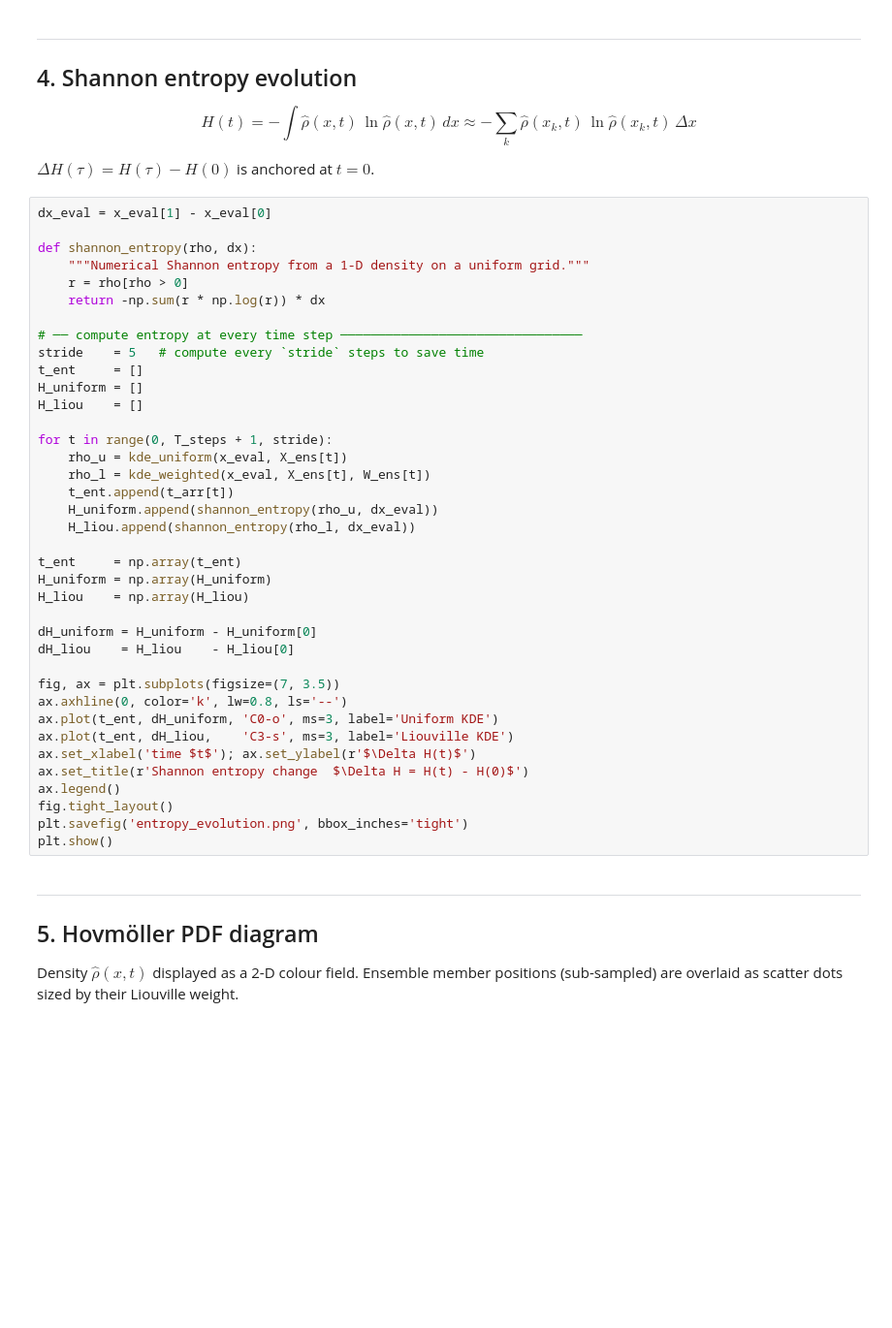
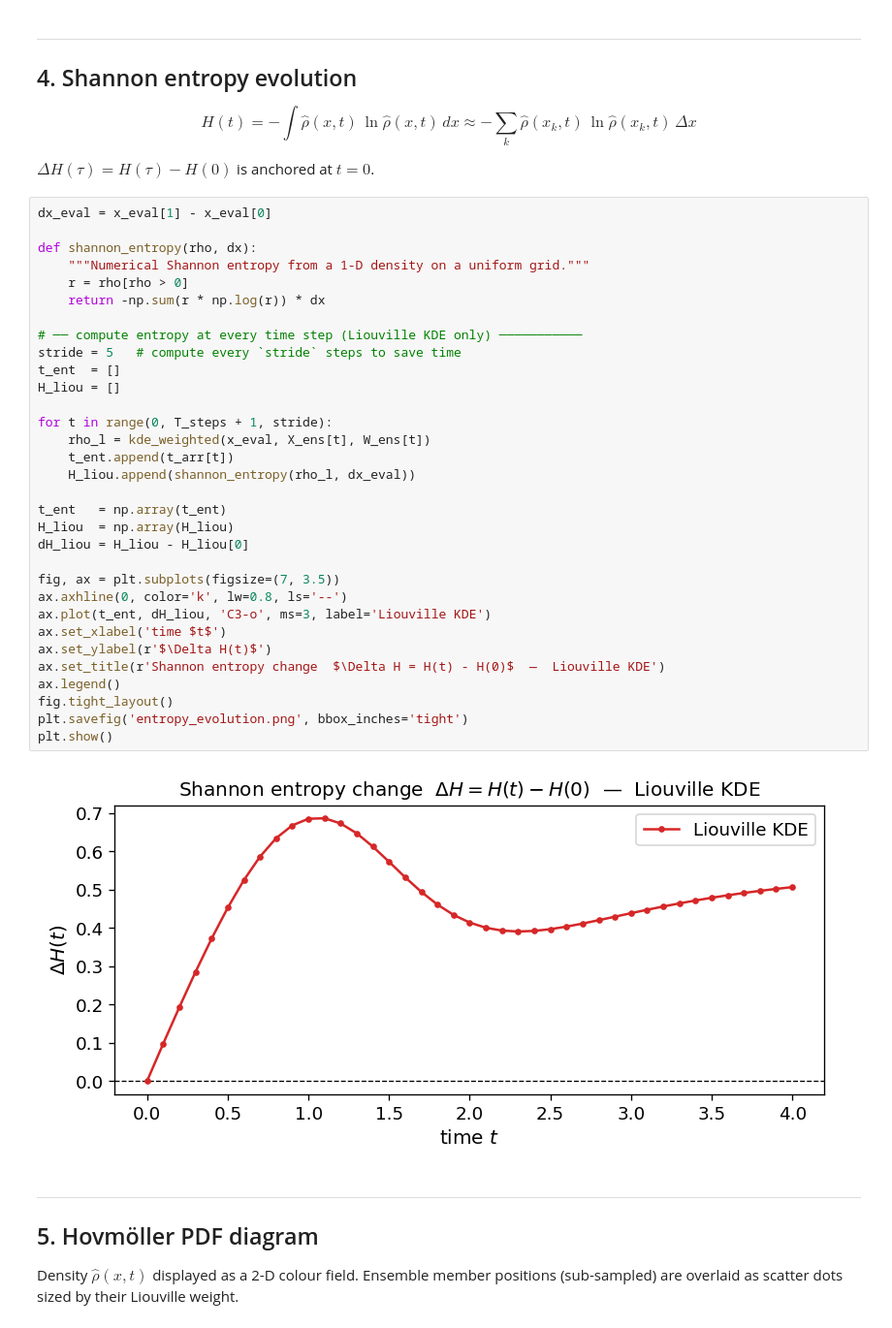
Before and after one commit to kuiper2000/Tseng_et_al_2026GRL, a Jupyter notebook: toy_liouville_cubic.ipynb, the cells around one changed output. Shown at 97% size. Cells and saved outputs as stored; diff of their text form; blank space fills up the shorter version.

```diff
--- a/toy_liouville_cubic.ipynb
+++ b/toy_liouville_cubic.ipynb
@@ -165,44 +171,40 @@ $$H(t) = -\int \hat{\rho}(x,t)\,\ln\hat{\rho}(x,t)\,dx
          \approx -\sum_k \hat{\rho}(x_k,t)\,\ln\hat{\rho}(x_k,t)\,\Delta x$$
 
 $\Delta H(\tau) = H(\tau) - H(0)$ is anchored at $t=0$.
-# %%
-dx_eval = x_eval[1] - x_eval[0]
-
-def shannon_entropy(rho, dx):
-    """Numerical Shannon entropy from a 1-D density on a uniform grid."""
-    r = rho[rho > 0]
-    return -np.sum(r * np.log(r)) * dx
-
-# ── compute entropy at every time step ────────────────────────────────
-stride    = 5   # compute every `stride` steps to save time
-t_ent     = []
-H_uniform = []
-H_liou    = []
-
-for t in range(0, T_steps + 1, stride):
-    rho_u = kde_uniform(x_eval, X_ens[t])
-    rho_l = kde_weighted(x_eval, X_ens[t], W_ens[t])
-    t_ent.append(t_arr[t])
-    H_uniform.append(shannon_entropy(rho_u, dx_eval))
-    H_liou.append(shannon_entropy(rho_l, dx_eval))
-
-t_ent     = np.array(t_ent)
-H_uniform = np.array(H_uniform)
-H_liou    = np.array(H_liou)
-
-dH_uniform = H_uniform - H_uniform[0]
-dH_liou    = H_liou    - H_liou[0]
-
-fig, ax = plt.subplots(figsize=(7, 3.5))
-ax.axhline(0, color='k', lw=0.8, ls='--')
-ax.plot(t_ent, dH_uniform, 'C0-o', ms=3, label='Uniform KDE')
-ax.plot(t_ent, dH_liou,    'C3-s', ms=3, label='Liouville KDE')
-ax.set_xlabel('time $t$'); ax.set_ylabel(r'$\Delta H(t)$')
-ax.set_title(r'Shannon entropy change  $\Delta H = H(t) - H(0)$')
-ax.legend()
-fig.tight_layout()
-plt.savefig('entropy_evolution.png', bbox_inches='tight')
-plt.show()
+# %%
+dx_eval = x_eval[1] - x_eval[0]
+
+def shannon_entropy(rho, dx):
+    """Numerical Shannon entropy from a 1-D density on a uniform grid."""
+    r = rho[rho > 0]
+    return -np.sum(r * np.log(r)) * dx
+
+# ── compute entropy at every time step (Liouville KDE only) ───────────
+stride = 5   # compute every `stride` steps to save time
+t_ent  = []
+H_liou = []
+
+for t in range(0, T_steps + 1, stride):
+    rho_l = kde_weighted(x_eval, X_ens[t], W_ens[t])
+    t_ent.append(t_arr[t])
+    H_liou.append(shannon_entropy(rho_l, dx_eval))
+
+t_ent   = np.array(t_ent)
+H_liou  = np.array(H_liou)
+dH_liou = H_liou - H_liou[0]
+
+fig, ax = plt.subplots(figsize=(7, 3.5))
+ax.axhline(0, color='k', lw=0.8, ls='--')
+ax.plot(t_ent, dH_liou, 'C3-o', ms=3, label='Liouville KDE')
+ax.set_xlabel('time $t$')
+ax.set_ylabel(r'$\Delta H(t)$')
+ax.set_title(r'Shannon entropy change  $\Delta H = H(t) - H(0)$  —  Liouville KDE')
+ax.legend()
+fig.tight_layout()
+plt.savefig('entropy_evolution.png', bbox_inches='tight')
+plt.show()
+# %% [output]
+[figure, added]
 # %% [markdown]
 ---
 ## 5. Hovmöller PDF diagram
```
Also changed, not shown: parts of 14 cells of this notebook, 5 other files.
